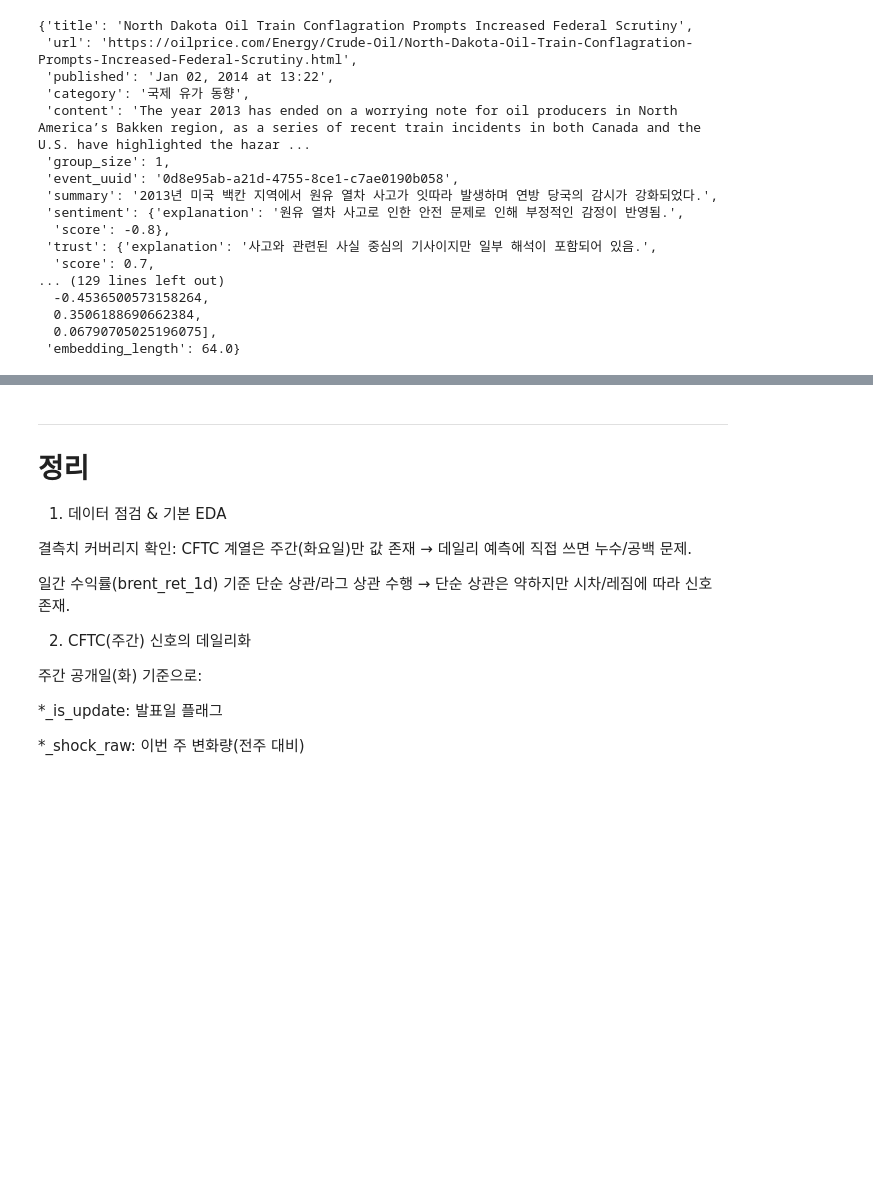
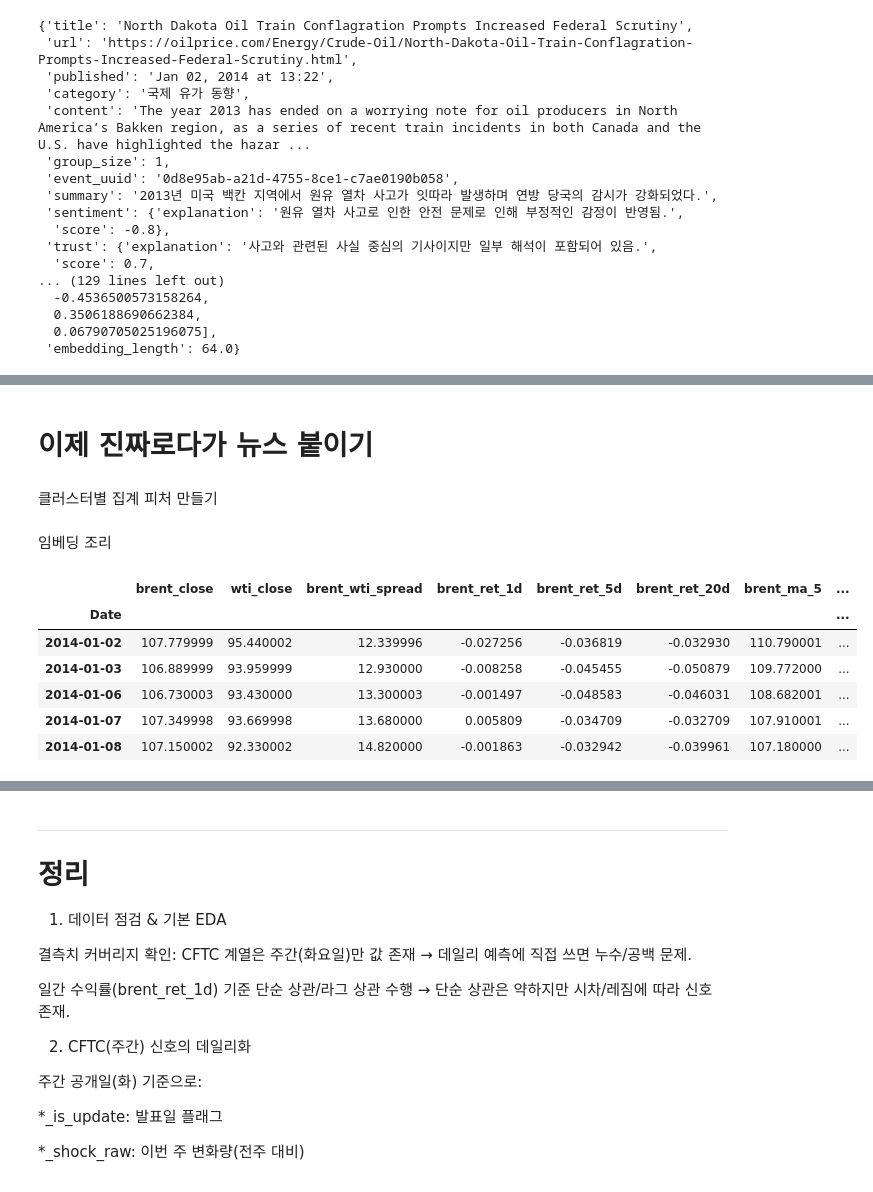
Before and after one commit to Market-Plan-B/Market-Plan-B-AI, a Jupyter notebook: market-tower/진짜데이터분석.ipynb, the cells around one changed output, grey strips where cells are left out. Cells and saved outputs as stored; diff of their text form; code cells hidden in the pictures; blank space fills up the shorter version.

```diff
--- a/market-tower/진짜데이터분석.ipynb
+++ b/market-tower/진짜데이터분석.ipynb
@@ -1191,0 +1360,2 @@ print(bad_embeddings[['title', 'published', 'content']].head())
+# %% [markdown]
+# 이제 진짜로다가 뉴스 붙이기
@@ -1191,0 +1384,12 @@ print(bad_embeddings[['title', 'published', 'content']].head())
+# %% [markdown]
+클러스터별 집계 피처 만들기
+# %%
+# 클러스터별 뉴스 개수
+
+cluster_count = (
+    df_news
+    .groupby(["date_only", "cluster_hdbscan"])
+    .size()
+    .unstack(fill_value=0)
+)
+cluster_count.columns = [f"clust_{c}_count" for c in cluster_count.columns]
@@ -1191,0 +1416,2 @@ print(bad_embeddings[['title', 'published', 'content']].head())
+# %% [markdown]
+임베딩 조리
@@ -1191,0 +1438,41 @@ print(bad_embeddings[['title', 'published', 'content']].head())
+# %%
+uuid_by_date = (
+    df_news
+    .groupby("date_only")["event_uuid"]
+    .apply(list)               # 하루에 포함된 uuid 리스트
+    .rename("news_uuids")
+)
+# %%
+# numeric feature들은 한 번에 concat
+news_feature_daily = pd.concat(
+    [
+        daily_news_count,
+        cluster_count,
+        cluster_imp_mean,
+        cluster_imp_sum,
+        daily_emb_df,      # 또는 daily_emb_pca_df
+        uuid_by_date       # uuid는 object 타입
+    ],
+    axis=1
+)
+# %%
+df_final = (
+    df
+    .set_index("Date")
+    .join(news_feature_daily, how="left")
+    .sort_index()
+)
+
+# 숫자형만 NaN → 0으로 채우기 (뉴스 없는 날 처리)
+num_cols = df_final.select_dtypes(include=[np.number]).columns
+df_final[num_cols] = df_final[num_cols].fillna(0)
+# %%
+df_final.head()
+# %% [output]
+|  | brent_close | wti_close | brent_wti_spread | brent_ret_1d | brent_ret_5d | brent_ret_20d | brent_ma_5 | ... |
+| Date |  |  |  |  |  |  |  | ... |
+| 2014-01-02 | 107.779999 | 95.440002 | 12.339996 | -0.027256 | -0.036819 | -0.032930 | 110.790001 | ... |
+| 2014-01-03 | 106.889999 | 93.959999 | 12.930000 | -0.008258 | -0.045455 | -0.050879 | 109.772000 | ... |
+| 2014-01-06 | 106.730003 | 93.430000 | 13.300003 | -0.001497 | -0.048583 | -0.046031 | 108.682001 | ... |
+| 2014-01-07 | 107.349998 | 93.669998 | 13.680000 | 0.005809 | -0.034709 | -0.032709 | 107.910001 | ... |
+| 2014-01-08 | 107.150002 | 92.330002 | 14.820000 | -0.001863 | -0.032942 | -0.039961 | 107.180000 | ... |
```
Also changed, not shown: parts of 24 cells of this notebook, 3 other files.
